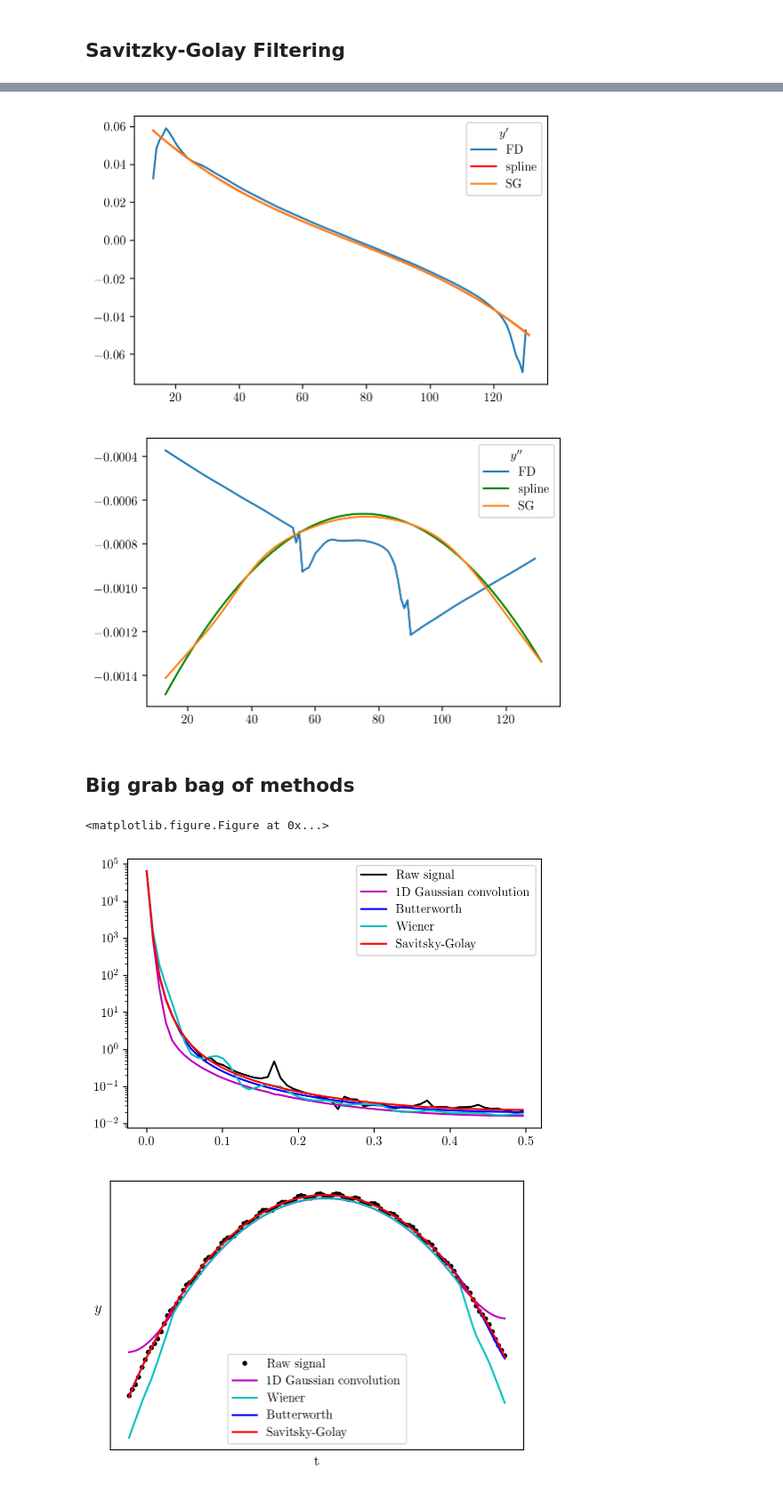
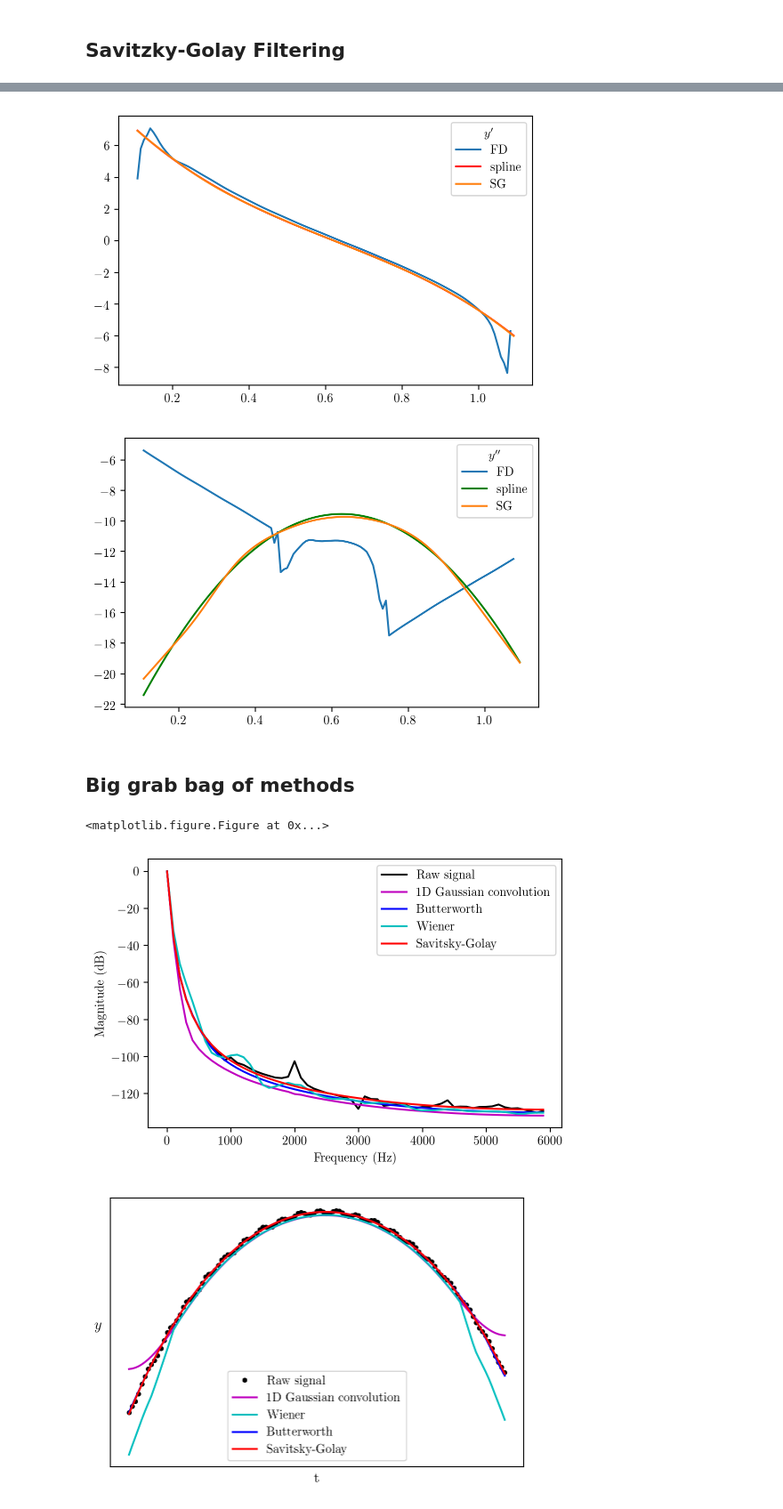
Before and after one commit to 7deeptide/Droplet_electro-bounce, a Jupyter notebook: src/filtering.ipynb, the cells around one changed output, grey strips where cells are left out. Shown at 89% size. Saved outputs shown, nothing was run; the diff lists cells and outputs as text; code cells hidden in the pictures.

```diff
--- a/src/filtering.ipynb
+++ b/src/filtering.ipynb
@@ -18,9 +18,9 @@ for row in droplet_position_data:
     y.append(row[0])
     t.append(row[1])
 
-dt= float(t[0])
 y = np.array(y).astype(float)
-t = np.array(t).astype(float)
+t = np.array(t).astype(float)/120.
+dt= float(t[1]-t[0])
 
 # plot with matplotlib
 import matplotlib.pyplot as plt
@@ -142,8 +142,8 @@ plt.plot(t,ddy_savgol, label='SG')
 plt.legend(title = r"$y''$")
 plt.show();
 # %% [output]
-[figure, old version]
+[figure, new version]
-[figure, old version]
+[figure, new version]
 # %% [markdown]
 ## Big grab bag of methods
 # %%
@@ -164,7 +164,8 @@ def testGauss(x, y, npts):
     return ga
 
 def testButterworth(nyf, x, y, npts):
-    c = 5/len(x) #0.05
+    #c = 5/len(x) #0.05
+    c = 5
     b, a = butter(4, c/nyf)
     fl = filtfilt(b, a, y)
     plt.plot(x,fl)
@@ -199,53 +200,65 @@ def plotPowerSpectrum(y, w):
     ft = np.fft.rfft(y)
     ps = np.real(ft*np.conj(ft))*np.square(dt)
     #plt.plot(w, ps)
-    return ps
+    return decibel(ps)
+
+def decibel(lin):
+    """Convert amplitude to decibel.  We might later need power to decibel..."""
+    return 20*np.log10(norm(lin))
+
+def norm(sig):
+    """Normalisze signal."""
+    sig_max = np.float(np.max(np.abs(sig)))
+    return sig / sig_max
 
 npts = len(t)
-end = 8
-#dt = end/float(npts)
+end = t[-1]
+dt = end/float(npts)
 nyf = 0.5/dt
 sigma = 0.5
-x = t #np.linspace(0,end,npts)
-r = np.random.normal(scale = sigma, size=(npts))
+#r = np.random.normal(scale = sigma, size=(npts))
 #s = np.sin(2*np.pi*x)#+np.sin(4*2*np.pi*x)
 #y = s + r
 # plt.plot(x,s)
 # plt.plot(x,y,ls='none',marker='.')
-ga = testGauss(x, y, npts)
-fl = testButterworth(nyf, x, y, npts)
-wi = testWiener(x, y, npts)
-sp = testSpline(x, y, npts)[0]
-dsp = testSpline(x, y, npts)[1]
-ddsp = testSpline(x, y, npts)[2]
-sg, dsg = testSG(x,y, npts)
+ga = testGauss(t, y, npts)
+fl = testButterworth(nyf, t, y, npts)
+wi = testWiener(t, y, npts)
+sp = testSpline(t, y, npts)[0]
+dsp = testSpline(t, y, npts)[1]
+ddsp = testSpline(t, y, npts)[2]
+sg, dsg = testSG(t,y, npts)
 plt.legend(['meas','gauss','iir','wie','spl'], loc='upper center')
 plt.clf()
 w = np.fft.fftfreq(npts, d=dt)
 w = np.abs(w[:int(npts/2)+1]) #only freqs for real fft
 
 plt.figure(figsize=(6, 4), dpi=100)
 #plotPowerSpectrum(s, w)
-plt.plot(w, plotPowerSpectrum(y, w), 'k')
-plt.plot(w, plotPowerSpectrum(ga, w), 'm')
-plt.plot(w, plotPowerSpectrum(fl, w), 'b')
-plt.plot(w, plotPowerSpectrum(wi, w), 'c')
-#plt.plot(w, lotPowerSpectrum(sp, w))
-plt.plot(w, plotPowerSpectrum(sg, w), 'r')
-plt.yscale('log')
+
+plt.plot(w/dt, plotPowerSpectrum(y, w), 'k')
+plt.plot(w/dt, plotPowerSpectrum(ga, w), 'm')
+plt.plot(w/dt, plotPowerSpectrum(fl, w), 'b')
+plt.plot(w/dt, plotPowerSpectrum(wi, w), 'c')
+plt.plot(w/dt, plotPowerSpectrum(sg, w), 'r')
+#plt.yscale('log')
+#plt.xscale('log')
+
 #plt.xlim([0,10])
 #plt.ylim([1E-8,None])
 plt.legend(['Raw signal','1D Gaussian convolution','Butterworth','Wiener','Savitsky-Golay'], loc='best')
+plt.xlabel('Frequency (Hz)')
+plt.ylabel('Magnitude (dB)')
 
 #tikz_save('../doc/figures/power_spectra.tex',
 #           figureheight = '\\figureheight',
 #           figurewidth = '\\figurewidth')
 
 savefig('power_spectra')
 plt.show();
 # %% [output]
 <matplotlib.figure.Figure at 0x...>
-[figure, old version]
+[figure, new version]
 # %%
 fig,ax = plt.subplots(1, figsize=(6, 4), dpi=100)
 ax.plot(t, y, 'k.', label='Raw signal')
```
Also changed, not shown: parts of 4 cells of this notebook, 24 other files.
